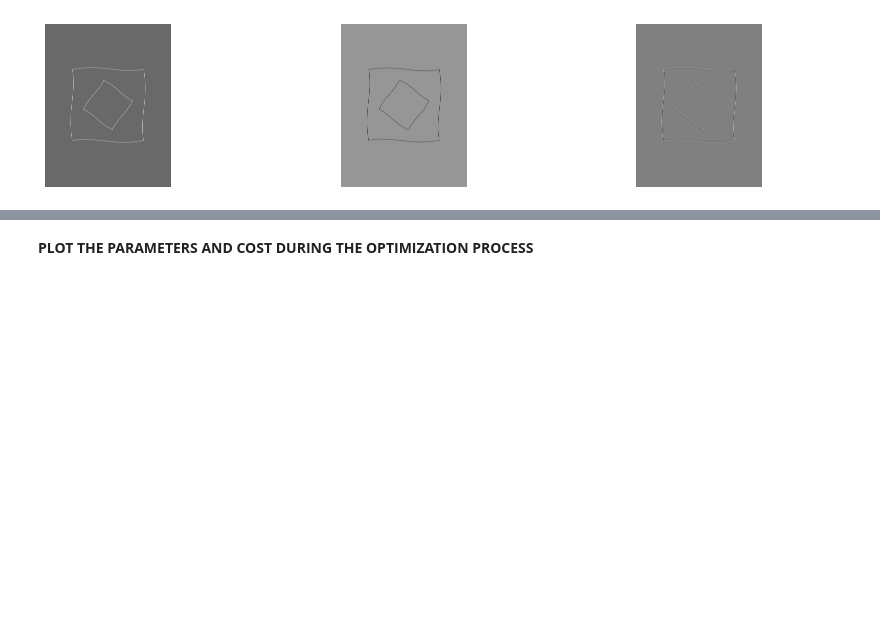
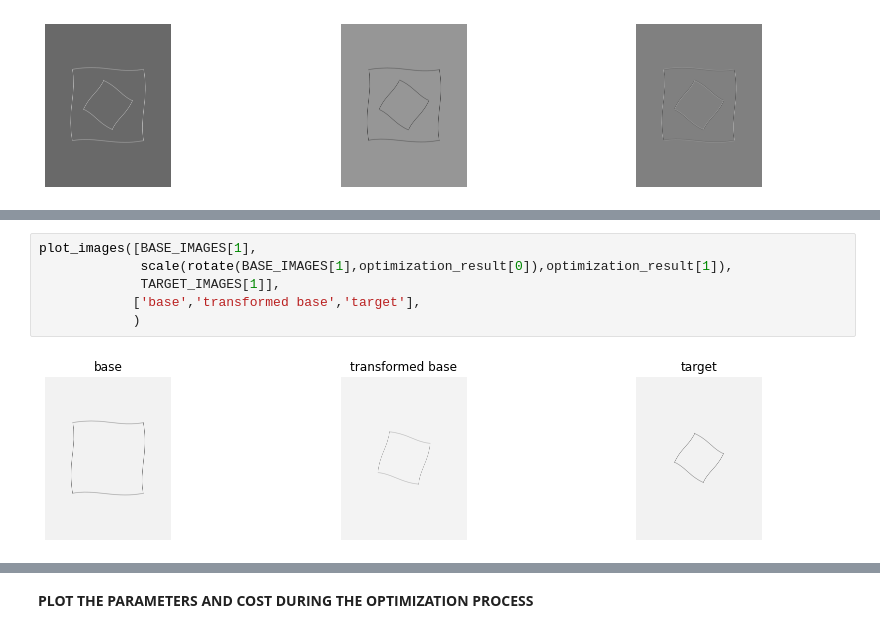
Before and after one commit to lcipolina/escher, a Jupyter notebook: optimization/optimization.ipynb, the cells around one changed output, grey strips where cells are left out. Cells and saved outputs as stored; diff of their text form; blank space fills up the shorter version.

```diff
--- a/optimization/optimization.ipynb
+++ b/optimization/optimization.ipynb
@@ -237,0 +296,8 @@ def splitter(imgs, params):
+# %%
+plot_images([BASE_IMAGES[1],
+             scale(rotate(BASE_IMAGES[1],optimization_result[0]),optimization_result[1]),
+             TARGET_IMAGES[1]],
+            ['base','transformed base','target'],
+            )
+# %% [output]
+[figure, added]
```
Also changed, not shown: parts of 20 cells of this notebook.
